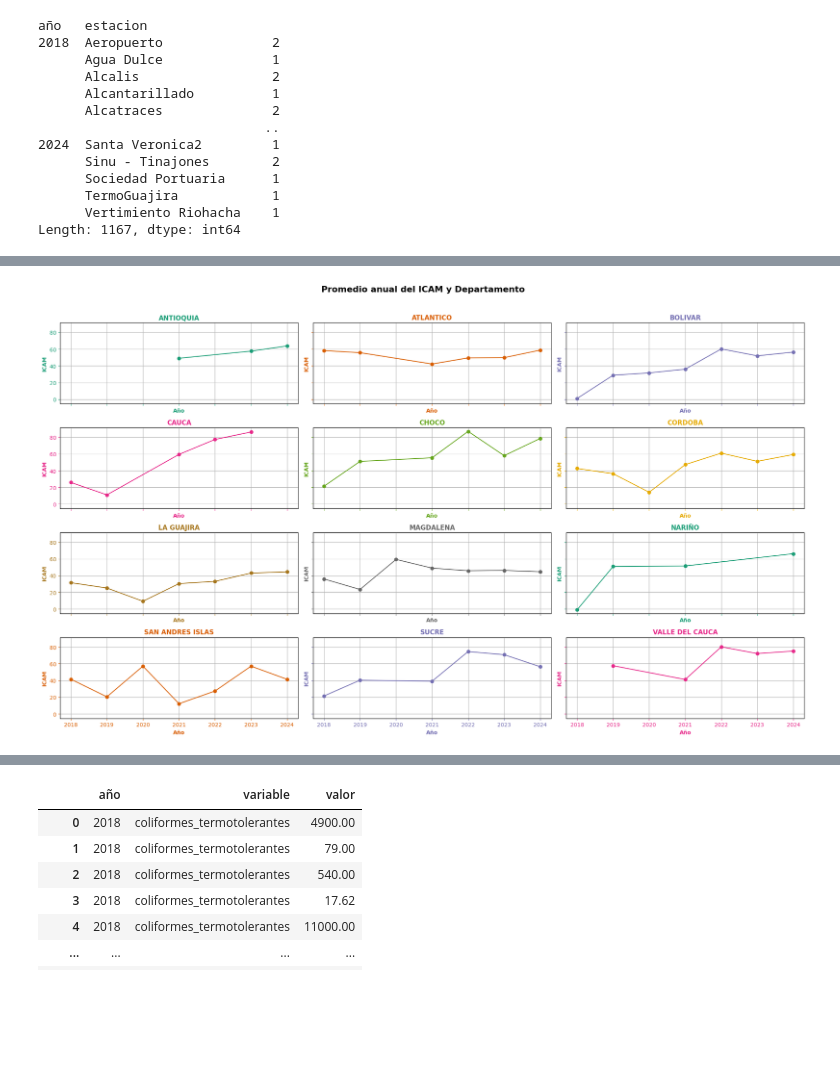
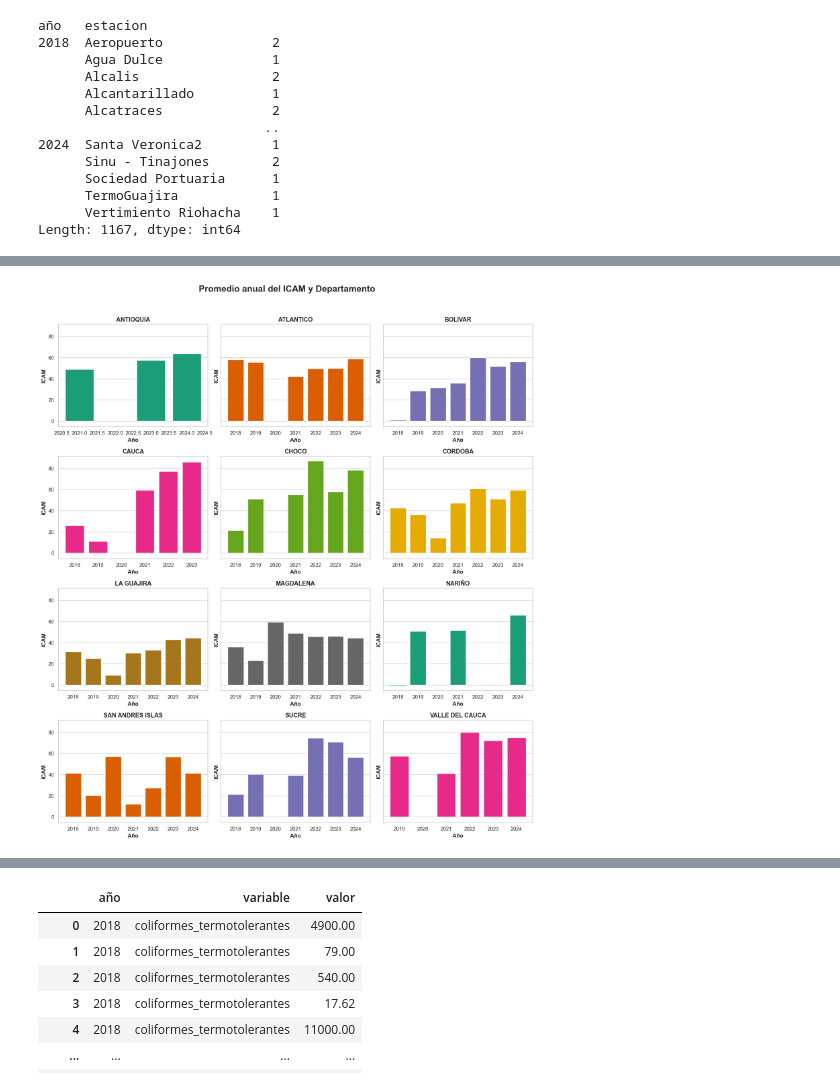
Before and after one commit to catago16/proyectoICAM, a Jupyter notebook: limpieza.ipynb, the cells around one changed output, grey strips where cells are left out. Saved outputs shown, nothing was run; the diff lists cells and outputs as text; code cells hidden in the pictures; blank space fills up the shorter version.

```diff
--- a/limpieza.ipynb
+++ b/limpieza.ipynb
@@ -30,4 +0,0 @@ Requirement already satisfied: certifi>=2017.4.17 in c:\users\rac-bellabfes\appd
-# %%
-## Cargar la base de datos y ver las primeras filas con head
-df = pd.read_csv(r'C:\Users\RAC-BELLABFES\Desktop\proyectoICAM\ReporteICAM.csv')
-df.head()
@@ -503,35 +573,35 @@ Criterio para analizar el ICAM
 # %%
 icam_agrupada = icam.groupby(['departamento', 'año'])['icam'].mean().reset_index()
-
 departamentos = icam_agrupada['departamento'].unique()[:12]          # Lista de los primeros 12 departamentos
 colors = sns.color_palette("Dark2", n_colors=len(departamentos))    # Usa una paleta de 12 colores
 color_map = dict(zip(departamentos, colors))                        # Asociar un color a cada departamento
 
-# Crear subplots
-fig, axes = plt.subplots(4, 3, figsize=(20, 12), sharex=True, sharey=True)
+fig, axes = plt.subplots(4, 3, figsize=(15, 17), sharex=False, sharey=True)    # Crear subplots (varias grafias)
 axes = axes.flatten()
 
 for i, depto in enumerate(departamentos):
     data_depto = icam_agrupada[icam_agrupada['departamento'] == depto]
     color = color_map[depto]
 
-    # Línea con color personalizado
-    axes[i].plot(data_depto['año'], data_depto['icam'], marker='o', color=color)
+     # Histograma personalizado por departamento
+    axes[i].bar(data_depto['año'].astype(float), data_depto['icam'], color=color)
 
-    # Título y etiquetas con el mismo color
-    axes[i].set_title(depto, color=color, fontsize=12 , fontweight='bold')    ## fontweight para la letra en negrilla
-    axes[i].set_xlabel('Año', color=color, fontweight='bold')
-    axes[i].set_ylabel('ICAM', color=color, fontweight='bold')
-    axes[i].tick_params(axis='x', colors=color)
-    axes[i].tick_params(axis='y', colors=color)
-    axes[i].grid(True)
+    # Título y etiquetas
+    axes[i].tick_params(axis='x')
+    axes[i].set_title(depto,  fontsize=13 , fontweight='bold')    ## fontweight para la letra en negrilla
+    axes[i].set_xlabel('Año', fontweight='bold' )
+    axes[i].set_ylabel('ICAM',  fontweight='bold')
+    axes[i].tick_params(axis='x')
+    axes[i].tick_params(axis='y' )
+    axes[i].set_axisbelow(True)
+    axes[i].xaxis.grid(False)
 
 # Eliminar subplots vacíos si hay menos de 12
 for j in range(i + 1, len(axes)):
     fig.delaxes(axes[j])
 
-fig.suptitle('Promedio anual del ICAM y Departamento', fontsize=16, fontweight='bold')
+fig.suptitle('Promedio anual del ICAM y Departamento', fontsize=19, fontweight='bold')
 plt.tight_layout(rect=[0, 0, 1, 0.96])
 plt.show()
 # %% [output]
-[figure, old version]
+[figure, new version]
```
Also changed, not shown: parts of 61 cells of this notebook, 1 other file.
